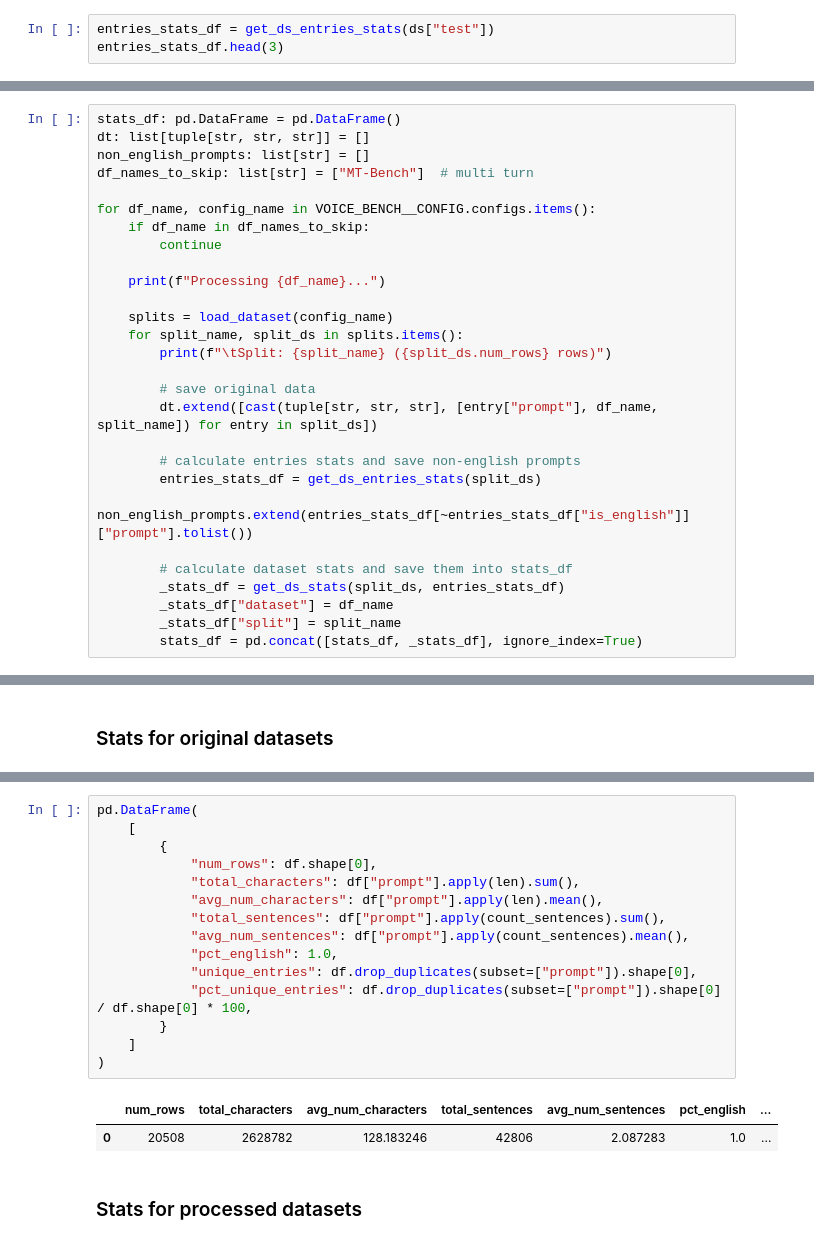
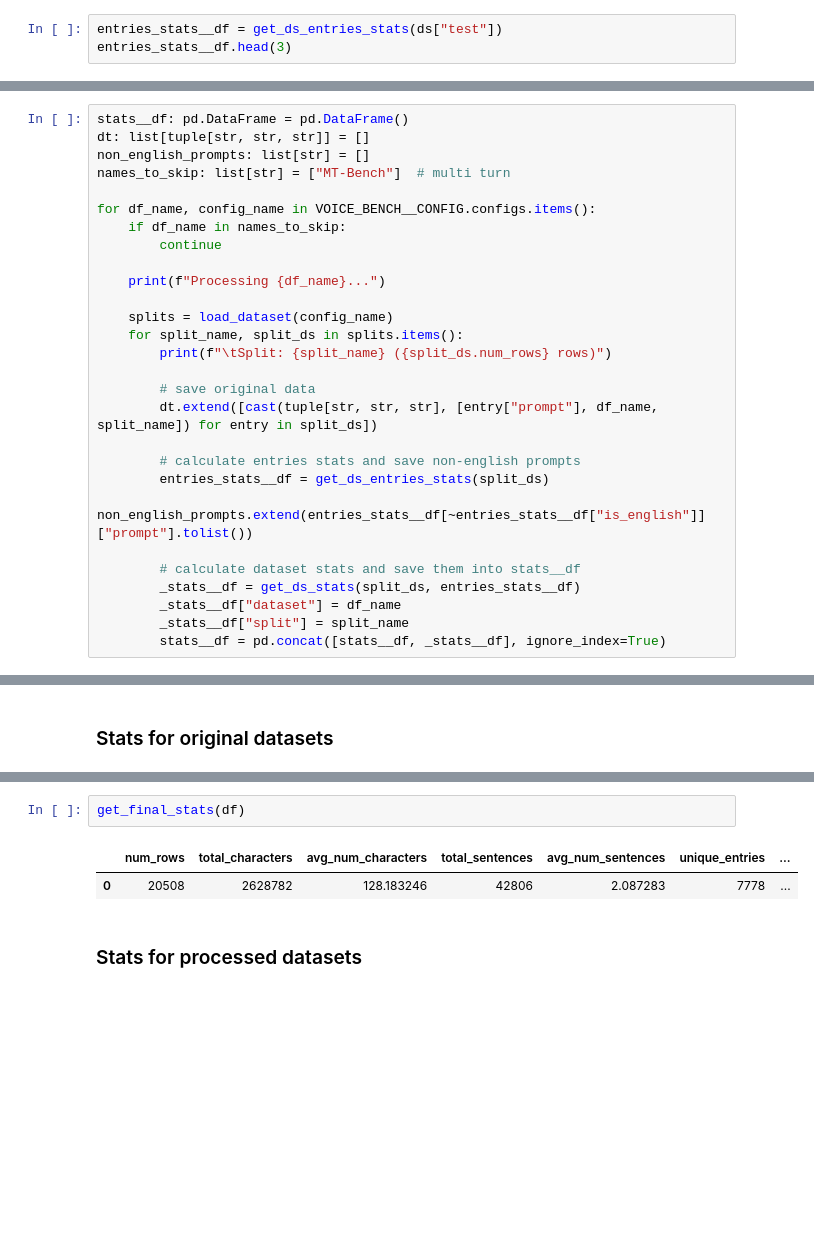
Before and after one commit to Pawlo77/MLLM-Shap, a Jupyter notebook: experiments/data_preparation/voice_bench.ipynb, the cells around one changed output, grey strips where cells are left out. Saved outputs shown, nothing was run; the diff lists cells and outputs as text; blank space fills up the shorter version.

```diff
--- a/experiments/data_preparation/voice_bench.ipynb
+++ b/experiments/data_preparation/voice_bench.ipynb
@@ -115,8 +115,8 @@ def get_ds_stats(_ds: Dataset, _entries_stats_df: pd.DataFrame) -> pd.DataFrame:
     }
     return pd.DataFrame([stats])
 # %%
-entries_stats_df = get_ds_entries_stats(ds["test"])
-entries_stats_df.head(3)
+entries_stats__df = get_ds_entries_stats(ds["test"])
+entries_stats__df.head(3)
 # %% [output]
 Device set to use mps:0
 |  | prompt | num_characters | is_english | num_sentences |
@@ -135,13 +135,13 @@ del ds, entries_stats_df
 # %% [markdown]
 ### Dataset preparation
 # %%
-stats_df: pd.DataFrame = pd.DataFrame()
+stats__df: pd.DataFrame = pd.DataFrame()
 dt: list[tuple[str, str, str]] = []
 non_english_prompts: list[str] = []
-df_names_to_skip: list[str] = ["MT-Bench"]  # multi turn
+names_to_skip: list[str] = ["MT-Bench"]  # multi turn
 
 for df_name, config_name in VOICE_BENCH__CONFIG.configs.items():
-    if df_name in df_names_to_skip:
+    if df_name in names_to_skip:
         continue
 
     print(f"Processing {df_name}...")
@@ -154,14 +154,14 @@ for df_name, config_name in VOICE_BENCH__CONFIG.configs.items():
         dt.extend([cast(tuple[str, str, str], [entry["prompt"], df_name, split_name]) for entry in split_ds])
 
         # calculate entries stats and save non-english prompts
-        entries_stats_df = get_ds_entries_stats(split_ds)
-        non_english_prompts.extend(entries_stats_df[~entries_stats_df["is_english"]]["prompt"].tolist())
+        entries_stats__df = get_ds_entries_stats(split_ds)
+        non_english_prompts.extend(entries_stats__df[~entries_stats__df["is_english"]]["prompt"].tolist())
 
-        # calculate dataset stats and save them into stats_df
-        _stats_df = get_ds_stats(split_ds, entries_stats_df)
-        _stats_df["dataset"] = df_name
-        _stats_df["split"] = split_name
-        stats_df = pd.concat([stats_df, _stats_df], ignore_index=True)
+        # calculate dataset stats and save them into stats__df
+        _stats__df = get_ds_stats(split_ds, entries_stats__df)
+        _stats__df["dataset"] = df_name
+        _stats__df["split"] = split_name
+        stats__df = pd.concat([stats__df, _stats__df], ignore_index=True)
 # %% [output]
 Processing AdvBench...
         Split: test (520 rows)
@@ -305,23 +305,10 @@ stats_df["pct_english"] = 1.0
 | 9 | SD-QA | 6083 | 242066 | 39.793852 | 1.0 | 11 | 1.001808 | ... |
 | 10 | WildVoice | 1000 | 114687 | 114.687000 | 1.0 | 1 | 1.445000 | ... |
 # %%
-pd.DataFrame(
-    [
-        {
-            "num_rows": df.shape[0],
-            "total_characters": df["prompt"].apply(len).sum(),
-            "avg_num_characters": df["prompt"].apply(len).mean(),
-            "total_sentences": df["prompt"].apply(count_sentences).sum(),
-            "avg_num_sentences": df["prompt"].apply(count_sentences).mean(),
-            "pct_english": 1.0,
-            "unique_entries": df.drop_duplicates(subset=["prompt"]).shape[0],
-            "pct_unique_entries": df.drop_duplicates(subset=["prompt"]).shape[0] / df.shape[0] * 100,
-        }
-    ]
-)
+get_final_stats(df)
 # %% [output]
-|  | num_rows | total_characters | avg_num_characters | total_sentences | avg_num_sentences | pct_english | ... |
-| 0 | 20508 | 2628782 | 128.183246 | 42806 | 2.087283 | 1.0 | ... |
+|  | num_rows | total_characters | avg_num_characters | total_sentences | avg_num_sentences | unique_entries | ... |
+| 0 | 20508 | 2628782 | 128.183246 | 42806 | 2.087283 | 7778 | ... |
 # %% [markdown]
 ### Stats for processed datasets
 # %%
```
Also changed, not shown: parts of 42 cells of this notebook, 6 other files.
